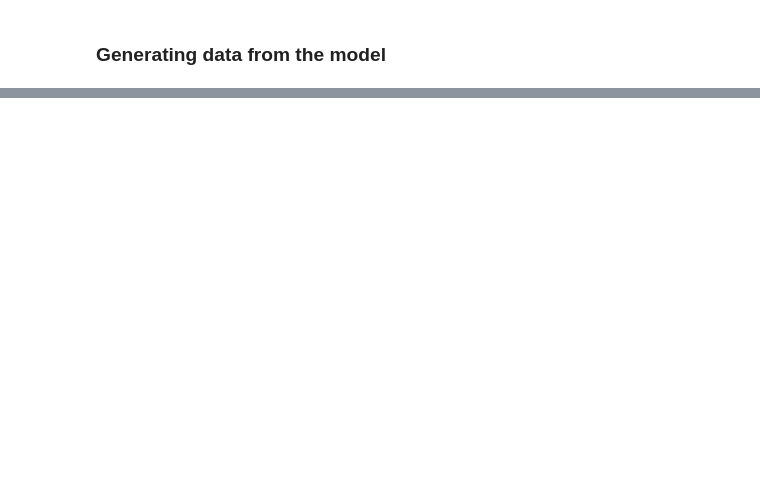
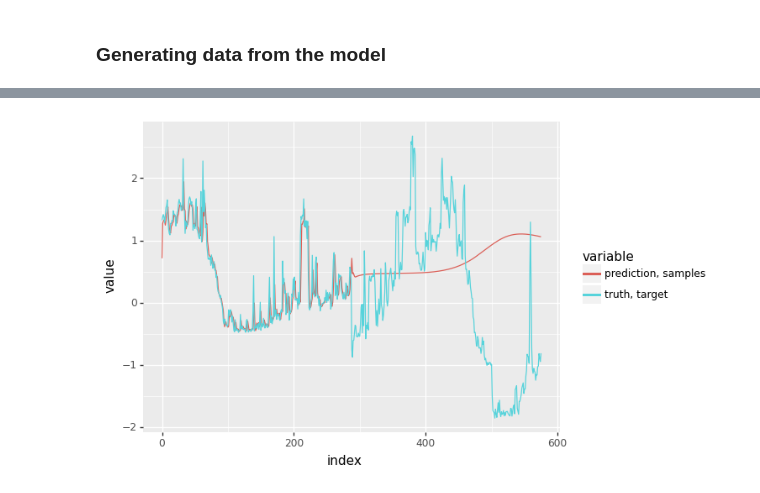
Before and after one commit to mmuravytskyi/snmp-madness, a Jupyter notebook: baseline_model.ipynb, the cells around one changed output, grey strips where cells are left out. Drawn from its saved outputs; the diff is of its cells as text; code cells hidden in the pictures; blank space fills up the shorter version.

```diff
--- a/baseline_model.ipynb
+++ b/baseline_model.ipynb
@@ -294,0 +346,9 @@ plot.draw()
+# %%
+plot = utils.plot_samples(
+    jnp.append(data_wider_range[0]["target"][0], data_wider_range[1]["target"][0]),
+    predicted[:, -1, -1],
+    truth_label='truth, target',
+    prediction_label='prediction, samples')
+plot.draw()
+# %% [output]
+[figure, added]
```
Also changed, not shown: parts of 16 cells of this notebook.
